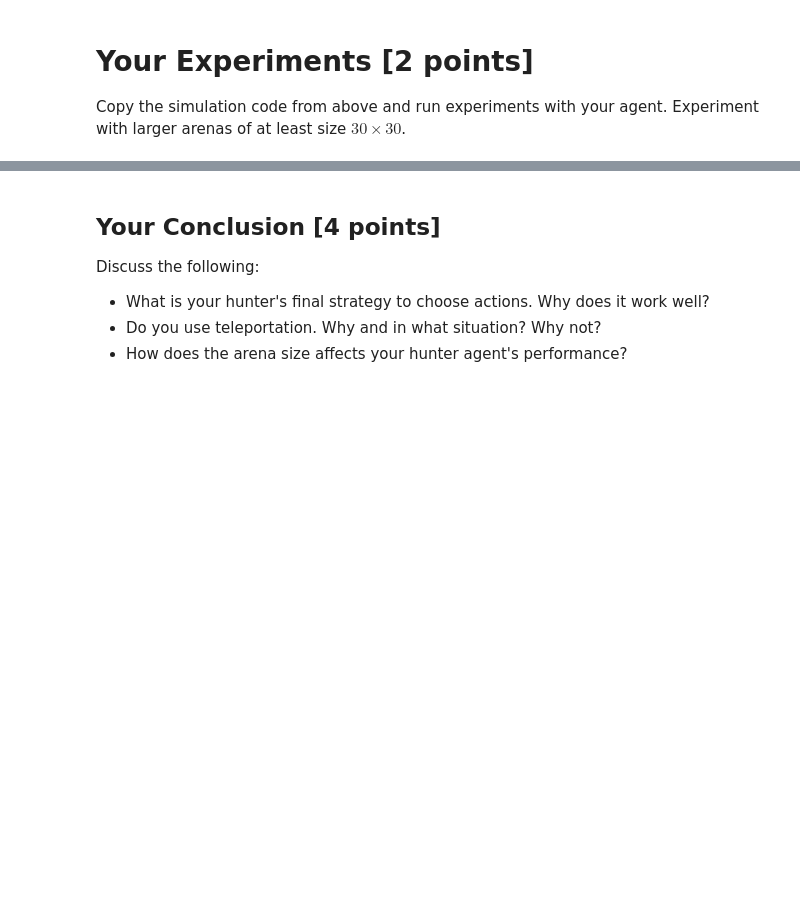
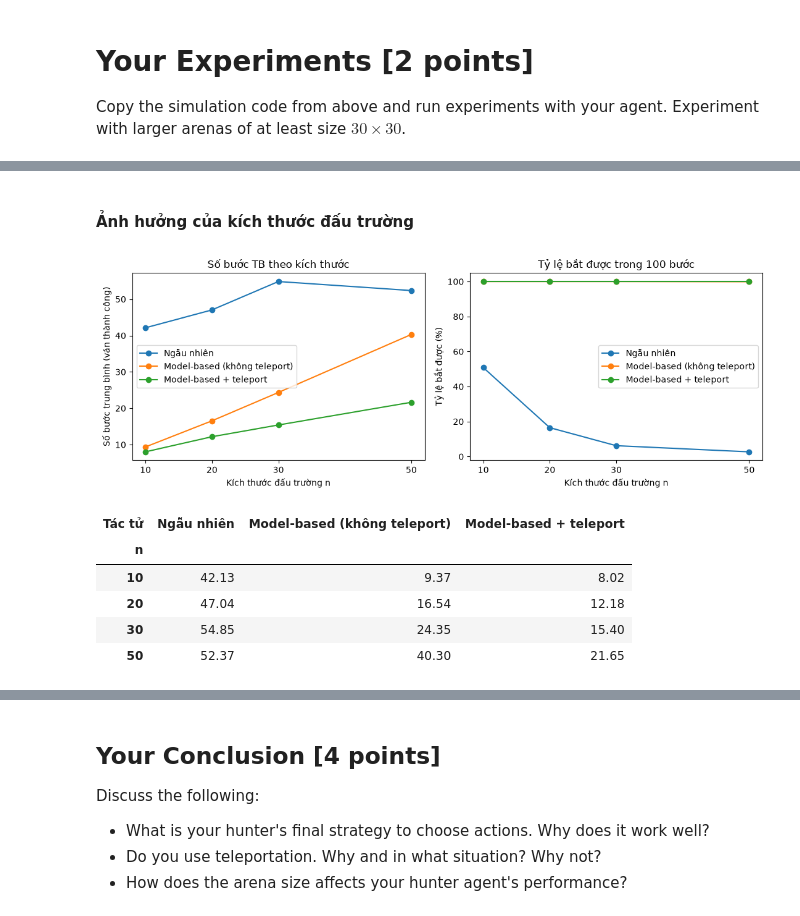
Before and after one commit to Huyyy23/SGU-TriTueNhanTaoNangCao, a Jupyter notebook: lab01 - Agent/gridhunt_mini_assignment.ipynb, the cells around one changed output, grey strips where cells are left out. Drawn from its saved outputs; the diff is of its cells as text; code cells hidden in the pictures; blank space fills up the shorter version.

```diff
--- a/lab01 - Agent/gridhunt_mini_assignment.ipynb
+++ b/lab01 - Agent/gridhunt_mini_assignment.ipynb
@@ -372,0 +452,29 @@ listen_every=8: failed=0, avg steps=24.21
+# %% [markdown]
+#### Ảnh hưởng của kích thước đấu trường
+# %%
+sizes = [10, 20, 30, 50]
+rows = []
+for n in sizes:
+    for name, factory in make_agents(n).items():
+        r = run_experiment(factory, n)
+        rows.append({'n': n, 'Tác tử': name, 'Số bước TB': r['avg_steps'], 'Tỷ lệ bắt (%)': r['success_rate']})
+size_df = pd.DataFrame(rows)
+
+fig, axes = plt.subplots(1, 2, figsize=(11, 4))
+for name, g in size_df.groupby('Tác tử', sort=False):
+    axes[0].plot(g['n'], g['Số bước TB'], marker='o', label=name)
+    axes[1].plot(g['n'], g['Tỷ lệ bắt (%)'], marker='o', label=name)
+axes[0].set_xlabel('Kích thước đấu trường n'); axes[0].set_ylabel('Số bước trung bình (ván thành công)')
+axes[0].set_title('Số bước TB theo kích thước'); axes[0].set_xticks(sizes); axes[0].legend(loc='center left')
+axes[1].set_xlabel('Kích thước đấu trường n'); axes[1].set_ylabel('Tỷ lệ bắt được (%)')
+axes[1].set_title('Tỷ lệ bắt được trong 100 bước'); axes[1].set_xticks(sizes); axes[1].legend()
+plt.tight_layout(); plt.show()
+size_df.pivot(index='n', columns='Tác tử', values='Số bước TB').round(2)[list(make_agents(10).keys())]
+# %% [output]
+[figure, added]
+| Tác tử | Ngẫu nhiên | Model-based (không teleport) | Model-based + teleport |
+| n |  |  |  |
+| 10 | 42.13 | 9.37 | 8.02 |
+| 20 | 47.04 | 16.54 | 12.18 |
+| 30 | 54.85 | 24.35 | 15.40 |
+| 50 | 52.37 | 40.30 | 21.65 |
```
Also changed, not shown: parts of 27 cells of this notebook, 2 other files.
